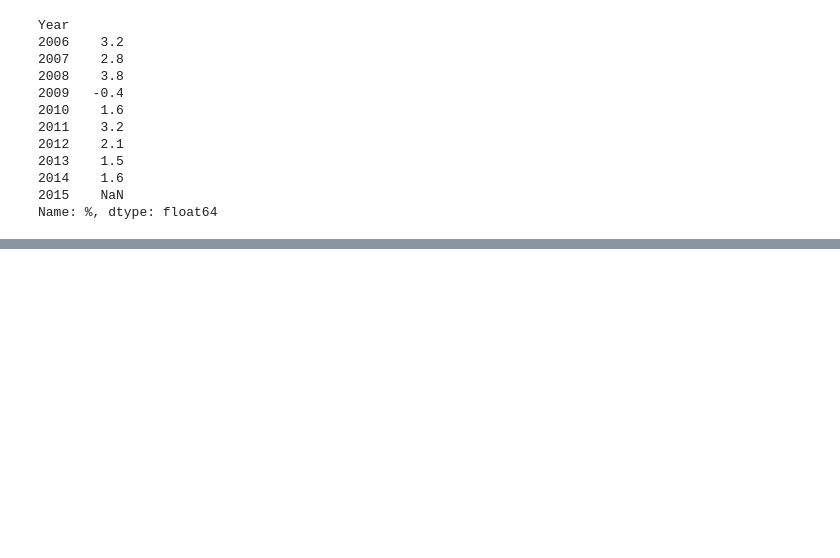
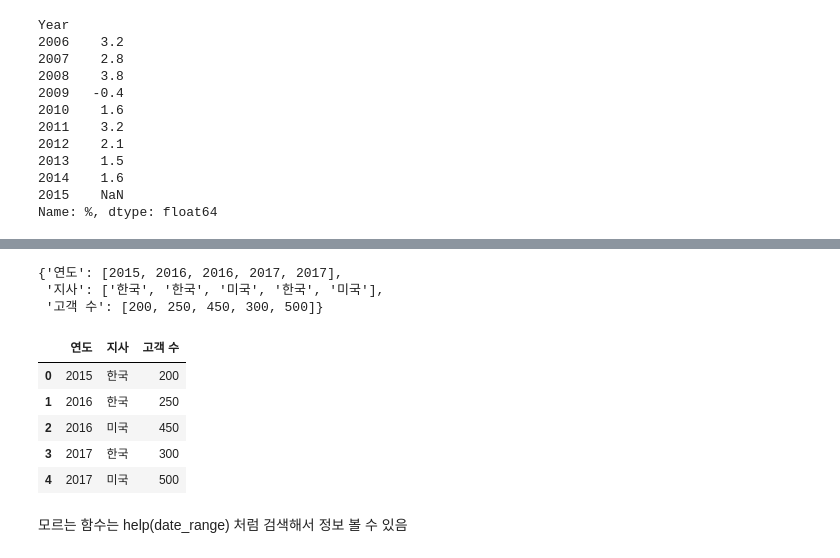
Before and after one commit to GeonKimdcu/python, a Jupyter notebook: dataMining/UNIT 31.ipynb, the cells around one changed output, grey strips where cells are left out. Saved outputs shown, nothing was run; the diff lists cells and outputs as text; code cells hidden in the pictures; blank space fills up the shorter version.

```diff
--- a/dataMining/UNIT 31.ipynb
+++ b/dataMining/UNIT 31.ipynb
@@ -226,0 +373,24 @@ Name: %, dtype: float64
+# %%
+# 딕셔너리 타입의 데이터 생성
+
+table_data = {'연도': [2015, 2016, 2016, 2017, 2017],
+             '지사': ['한국', '한국', '미국', '한국', '미국'],
+             '고객 수': [200, 250, 450, 300, 500]}
+table_data
+# %% [output]
+{'연도': [2015, 2016, 2016, 2017, 2017],
+ '지사': ['한국', '한국', '미국', '한국', '미국'],
+ '고객 수': [200, 250, 450, 300, 500]}
+# %%
+# 위에서 만든 딕셔너리를 이용해 DataFrame 형식의 데이터 생성
+
+pd.DataFrame(table_data)
+# %% [output]
+|  | 연도 | 지사 | 고객 수 |
+| 0 | 2015 | 한국 | 200 |
+| 1 | 2016 | 한국 | 250 |
+| 2 | 2016 | 미국 | 450 |
+| 3 | 2017 | 한국 | 300 |
+| 4 | 2017 | 미국 | 500 |
+# %% [markdown]
+모르는 함수는 help(date_range) 처럼 검색해서 정보 볼 수 있음
```
Also changed, not shown: parts of 17 cells of this notebook, 1 other file.
